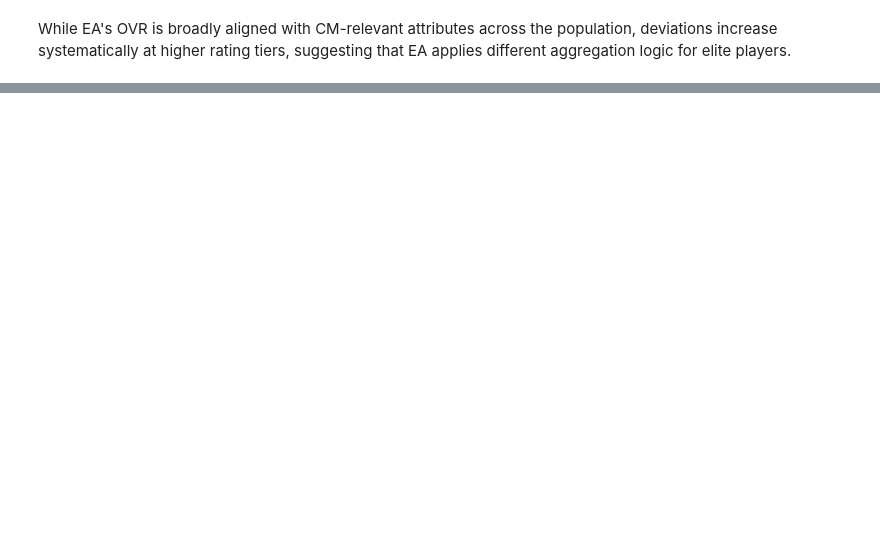
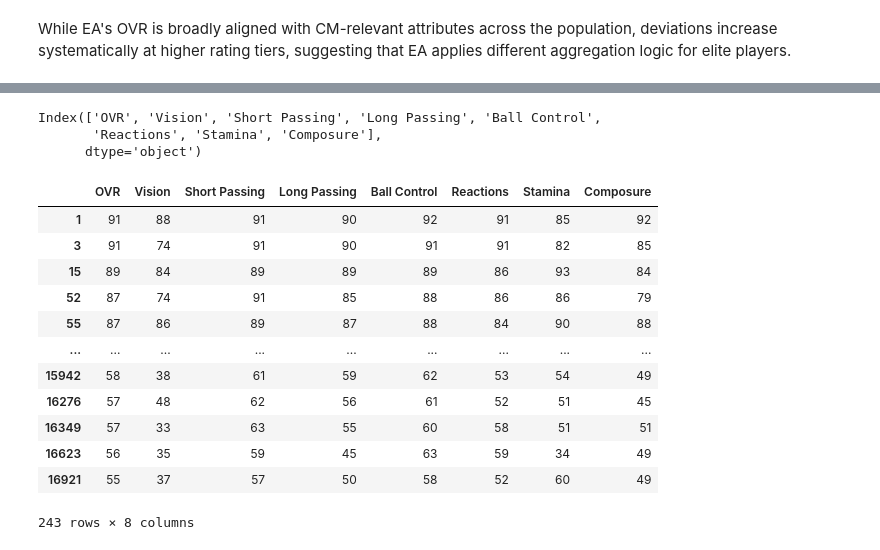
Before and after one commit to an1rudhrawat/EAFC-Dataset-Analysis, a Jupyter notebook: EAFC (1).ipynb, the cells around one changed output, grey strips where cells are left out. Cells and saved outputs as stored; diff of their text form; code cells hidden in the pictures; blank space fills up the shorter version.

```diff
--- a/EAFC (1).ipynb
+++ b/EAFC (1).ipynb
@@ -710,2 +874,4 @@ plt.show()
 # %% [markdown]
 While EA's OVR is broadly aligned with CM-relevant attributes across the population, deviations increase systematically at higher rating tiers, suggesting that EA applies different aggregation logic for elite players.
+# %%
+female_cm=female_player[female_player.Position=='CM']
@@ -711,0 +894,25 @@ While EA's OVR is broadly aligned with CM-relevant attributes across the populat
+# %%
+female_cm.columns
+# %% [output]
+Index(['OVR', 'Vision', 'Short Passing', 'Long Passing', 'Ball Control',
+       'Reactions', 'Stamina', 'Composure'],
+      dtype='object')
+# %%
+female_cm=female_cm[['OVR','Vision','Short Passing', 'Long Passing','Ball Control','Reactions','Stamina', 'Composure']]
+# %%
+female_cm_array=female_cm.copy()
+female_cm_array
+# %% [output]
+|  | OVR | Vision | Short Passing | Long Passing | Ball Control | Reactions | Stamina | Composure |
+| 1 | 91 | 88 | 91 | 90 | 92 | 91 | 85 | 92 |
+| 3 | 91 | 74 | 91 | 90 | 91 | 91 | 82 | 85 |
+| 15 | 89 | 84 | 89 | 89 | 89 | 86 | 93 | 84 |
+| 52 | 87 | 74 | 91 | 85 | 88 | 86 | 86 | 79 |
+| 55 | 87 | 86 | 89 | 87 | 88 | 84 | 90 | 88 |
+| ... | ... | ... | ... | ... | ... | ... | ... | ... |
+| 15942 | 58 | 38 | 61 | 59 | 62 | 53 | 54 | 49 |
+| 16276 | 57 | 48 | 62 | 56 | 61 | 52 | 51 | 45 |
+| 16349 | 57 | 33 | 63 | 55 | 60 | 58 | 51 | 51 |
+| 16623 | 56 | 35 | 59 | 45 | 63 | 59 | 34 | 49 |
+| 16921 | 55 | 37 | 57 | 50 | 58 | 52 | 60 | 49 |
+243 rows × 8 columns
```
Also changed, not shown: parts of 22 cells of this notebook.
